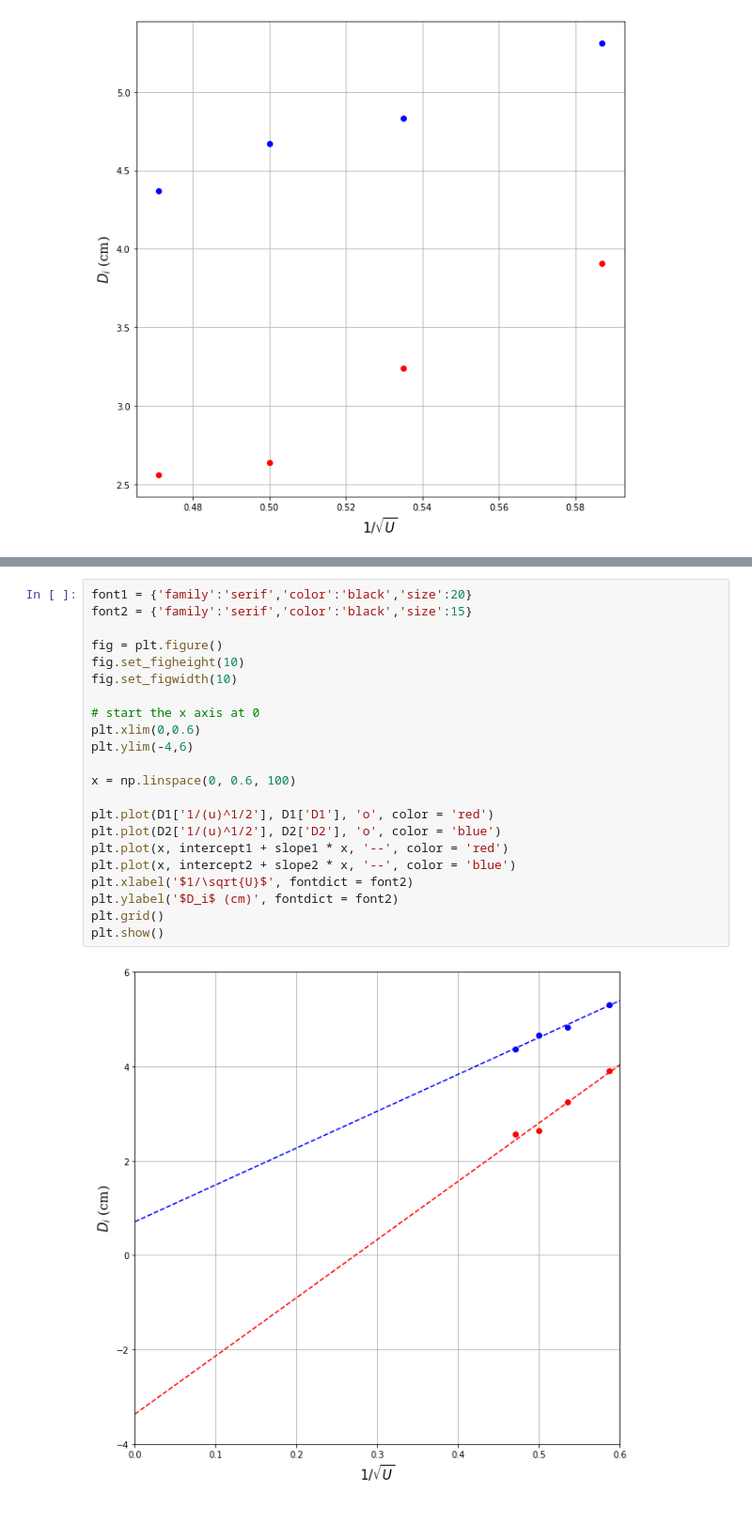
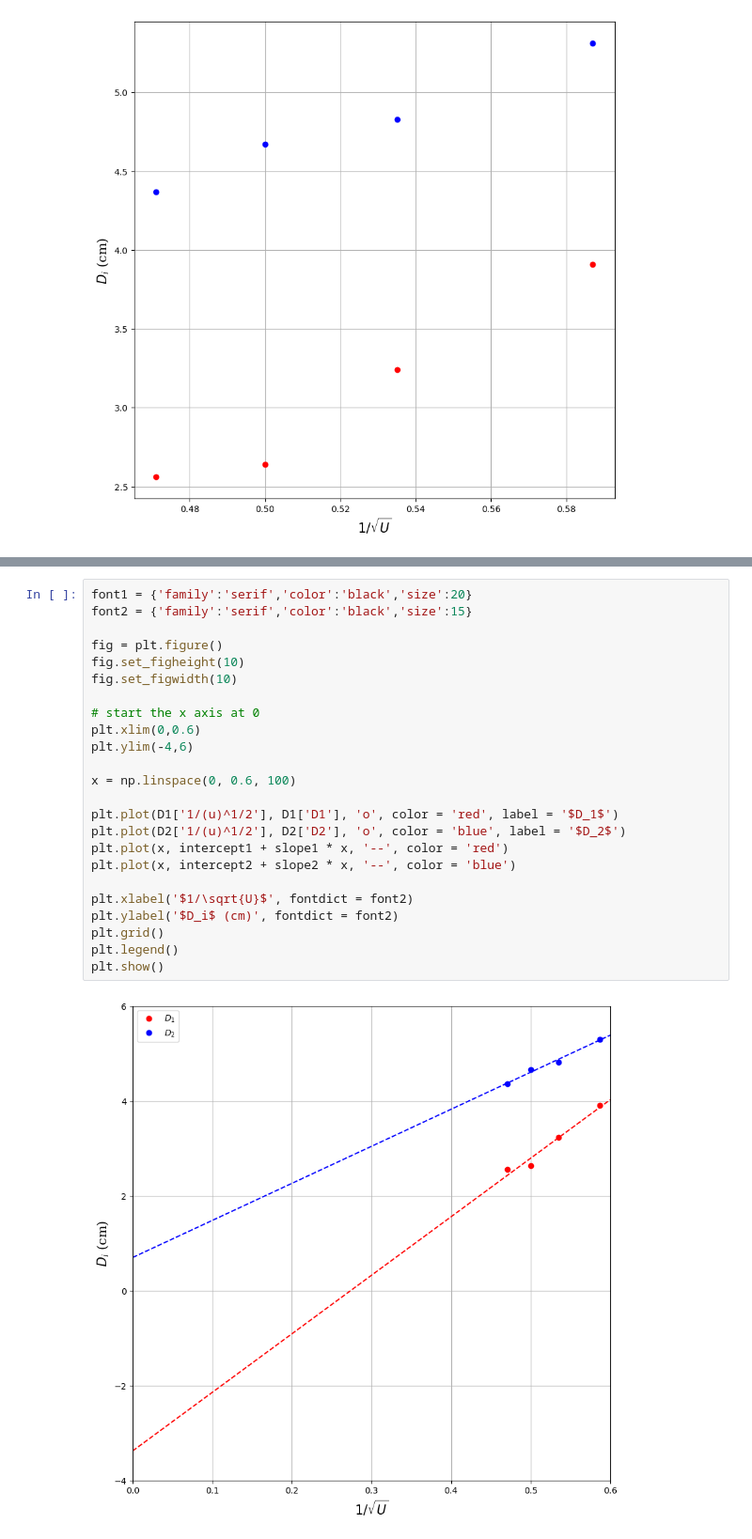
Before and after one commit to niaggar/fisica-labs, a Jupyter notebook: lab-7/main.ipynb, the cells around one changed output, grey strips where cells are left out. Shown at 94% size. Cells and saved outputs as stored; diff of their text form.

```diff
--- a/lab-7/main.ipynb
+++ b/lab-7/main.ipynb
@@ -75,24 +89,26 @@ print(h2)
 # %%
 font1 = {'family':'serif','color':'black','size':20}
 font2 = {'family':'serif','color':'black','size':15}
 
 fig = plt.figure()
 fig.set_figheight(10)
 fig.set_figwidth(10)
 
 # start the x axis at 0
 plt.xlim(0,0.6)
 plt.ylim(-4,6)
 
 x = np.linspace(0, 0.6, 100)
 
-plt.plot(D1['1/(u)^1/2'], D1['D1'], 'o', color = 'red')
-plt.plot(D2['1/(u)^1/2'], D2['D2'], 'o', color = 'blue')
+plt.plot(D1['1/(u)^1/2'], D1['D1'], 'o', color = 'red', label = '$D_1$')
+plt.plot(D2['1/(u)^1/2'], D2['D2'], 'o', color = 'blue', label = '$D_2$')
 plt.plot(x, intercept1 + slope1 * x, '--', color = 'red')
 plt.plot(x, intercept2 + slope2 * x, '--', color = 'blue')
+
 plt.xlabel('$1/\sqrt{U}$', fontdict = font2)
 plt.ylabel('$D_i$ (cm)', fontdict = font2)
 plt.grid()
+plt.legend()
 plt.show()
 # %% [output]
-[figure, old version]
+[figure, new version]
```
Also changed, not shown: parts of 2 cells of this notebook, 6 other files.
